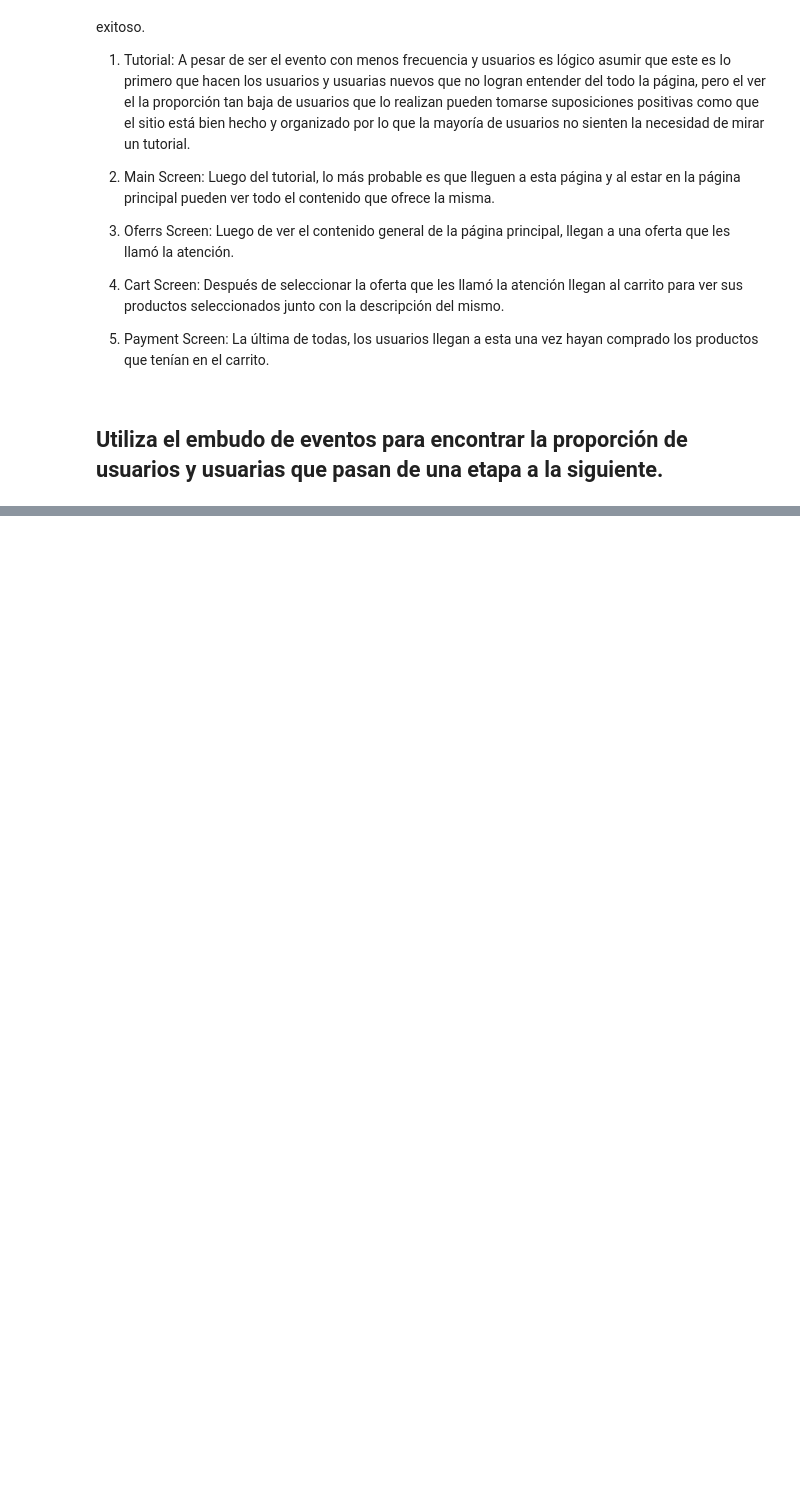
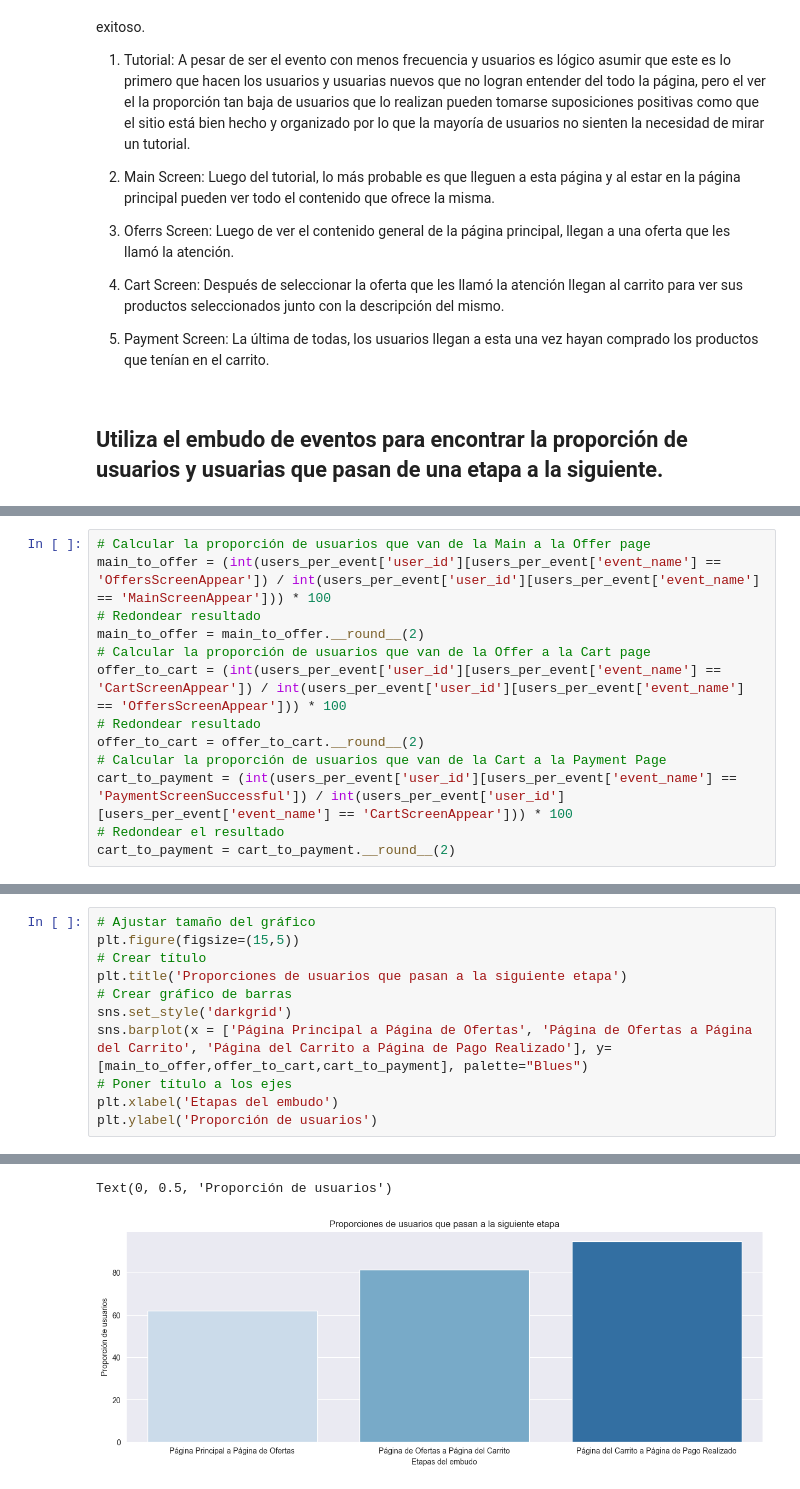
Before and after one commit to BCascante/An-lisis-a-comportamiento-de-usuarios-, a Jupyter notebook: Proyecto Integrado 2.ipynb, the cells around one changed output, grey strips where cells are left out. Drawn from its saved outputs; the diff is of its cells as text; blank space fills up the shorter version.

Commit message:
Inicio de estudio a resultados del experimetno y segunda opción de calculo de proporciones de usuarios entre etapas del embudo

```diff
--- a/Proyecto Integrado 2.ipynb
+++ b/Proyecto Integrado 2.ipynb
@@ -432,0 +372,13 @@ Porcentaje de usuarios y usuarias que hacen todo el viaje: 47.70%
+# %%
+# Calcular la proporción de usuarios que van de la Main a la Offer page
+main_to_offer = (int(users_per_event['user_id'][users_per_event['event_name'] == 'OffersScreenAppear']) / int(users_per_event['user_id'][users_per_event['event_name'] == 'MainScreenAppear'])) * 100
+# Redondear resultado
+main_to_offer = main_to_offer.__round__(2)
+# Calcular la proporción de usuarios que van de la Offer a la Cart page
+offer_to_cart = (int(users_per_event['user_id'][users_per_event['event_name'] == 'CartScreenAppear']) / int(users_per_event['user_id'][users_per_event['event_name'] == 'OffersScreenAppear'])) * 100
+# Redondear resultado
+offer_to_cart = offer_to_cart.__round__(2)
+# Calcular la proporción de usuarios que van de la Cart a la Payment Page
+cart_to_payment = (int(users_per_event['user_id'][users_per_event['event_name'] == 'PaymentScreenSuccessful']) / int(users_per_event['user_id'][users_per_event['event_name'] == 'CartScreenAppear'])) * 100
+# Redondear el resultado
+cart_to_payment = cart_to_payment.__round__(2)
@@ -432,0 +401,12 @@ Porcentaje de usuarios y usuarias que hacen todo el viaje: 47.70%
+# %%
+# Ajustar tamaño del gráfico
+plt.figure(figsize=(15,5))
+# Crear título
+plt.title('Proporciones de usuarios que pasan a la siguiente etapa')
+# Crear gráfico de barras
+sns.set_style('darkgrid')
+sns.barplot(x = ['Página Principal a Página de Ofertas', 'Página de Ofertas a Página del Carrito', 'Página del Carrito a Página de Pago Realizado'], y=[main_to_offer,offer_to_cart,cart_to_payment], palette="Blues")
+# Poner título a los ejes
+plt.xlabel('Etapas del embudo')
+plt.ylabel('Proporción de usuarios')
+# %% [output]
@@ -432,0 +424,2 @@ Porcentaje de usuarios y usuarias que hacen todo el viaje: 47.70%
+Text(0, 0.5, 'Proporción de usuarios')
+[figure, added]
```
Also changed, not shown: parts of 14 cells of this notebook.
